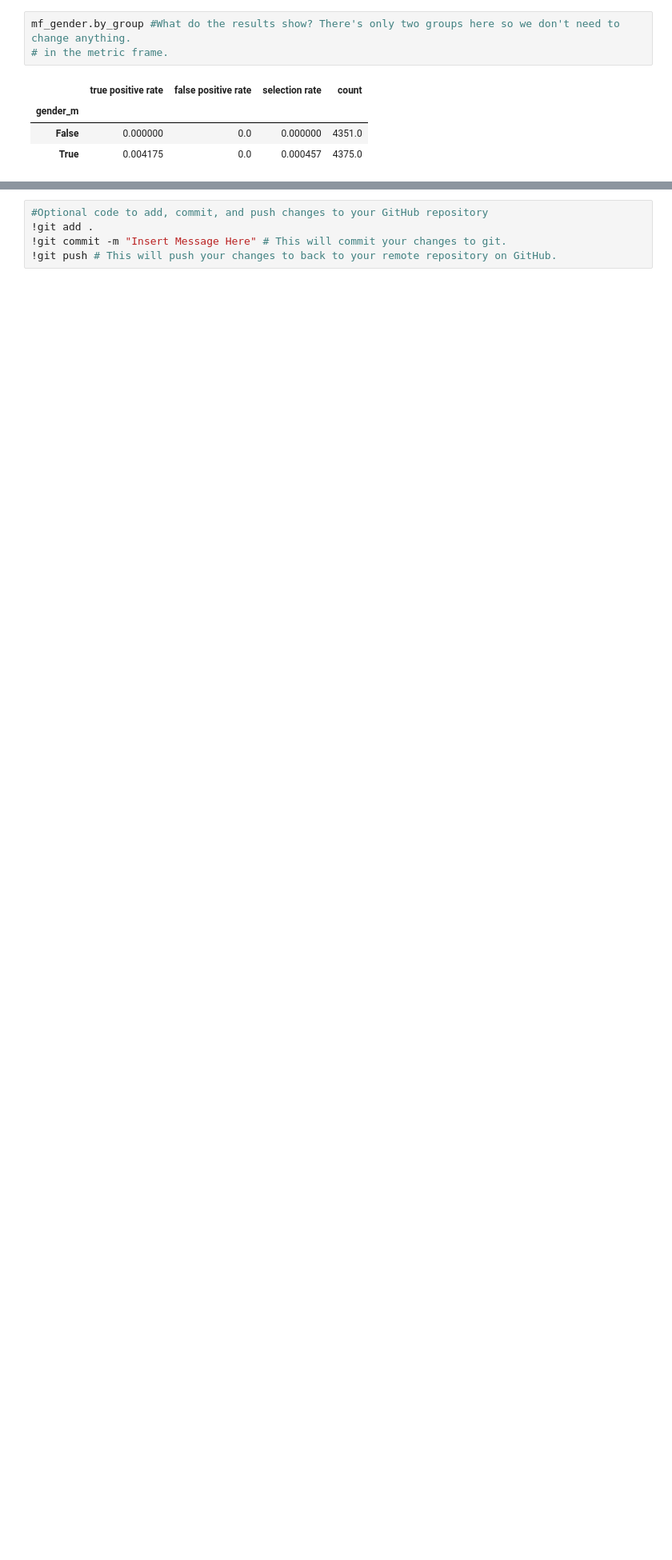
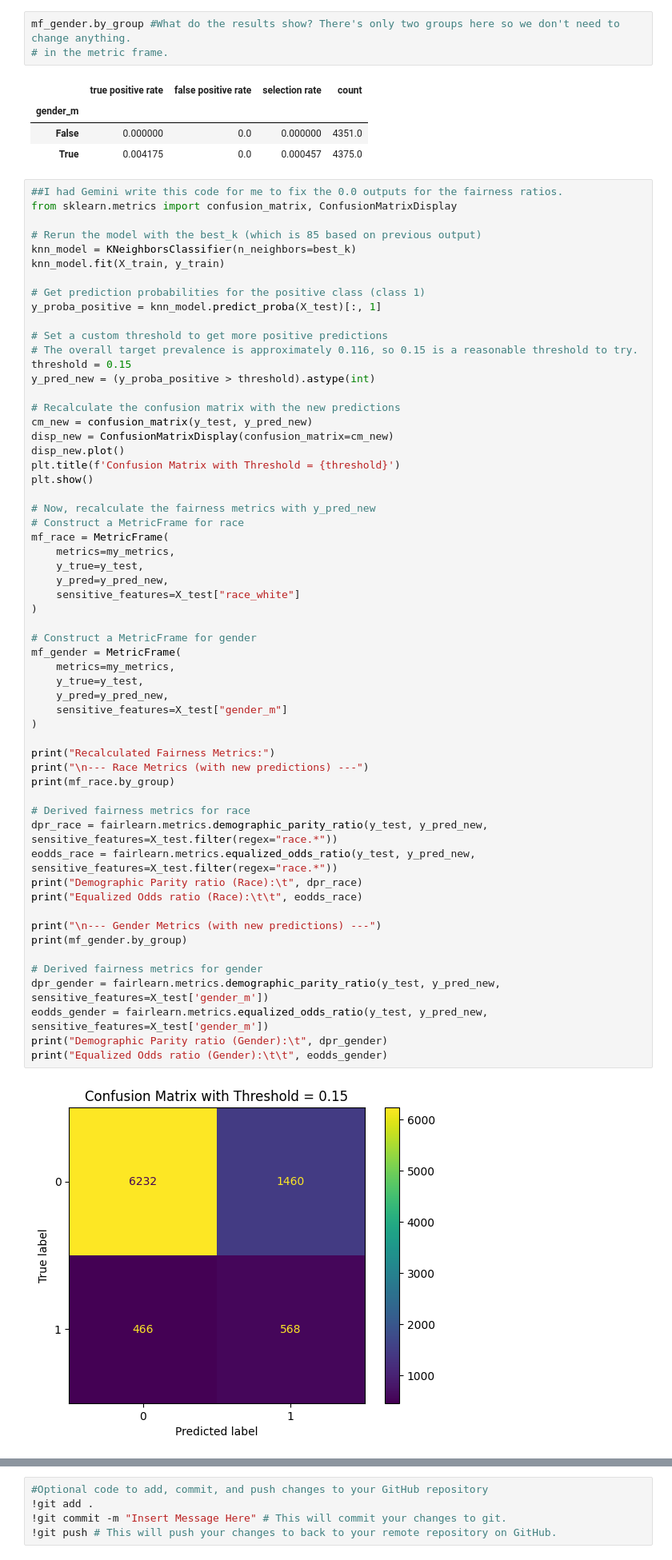
Before and after one commit to Honor06/ds1001_final_HH, a Jupyter notebook: ds1001_final/notebooks/Final_Project_Notebook.ipynb, the cells around one changed output, grey strips where cells are left out. Shown: that part at 80% size. Cells and saved outputs as stored; diff of their text form; blank space fills up the shorter version.

```diff
--- a/ds1001_final/notebooks/Final_Project_Notebook.ipynb
+++ b/ds1001_final/notebooks/Final_Project_Notebook.ipynb
@@ -338,3 +338,63 @@ mf_gender.by_group #What do the results show? There's only two groups here so we
 | gender_m |  |  |  |  |
 | False | 0.000000 | 0.0 | 0.000000 | 4351.0 |
 | True | 0.004175 | 0.0 | 0.000457 | 4375.0 |
+# %%
+##I had Gemini write this code for me to fix the 0.0 outputs for the fairness ratios.
+from sklearn.metrics import confusion_matrix, ConfusionMatrixDisplay
+
+# Rerun the model with the best_k (which is 85 based on previous output)
+knn_model = KNeighborsClassifier(n_neighbors=best_k)
+knn_model.fit(X_train, y_train)
+
+# Get prediction probabilities for the positive class (class 1)
+y_proba_positive = knn_model.predict_proba(X_test)[:, 1]
+
+# Set a custom threshold to get more positive predictions
+# The overall target prevalence is approximately 0.116, so 0.15 is a reasonable threshold to try.
+threshold = 0.15
+y_pred_new = (y_proba_positive > threshold).astype(int)
+
+# Recalculate the confusion matrix with the new predictions
+cm_new = confusion_matrix(y_test, y_pred_new)
+disp_new = ConfusionMatrixDisplay(confusion_matrix=cm_new)
+disp_new.plot()
+plt.title(f'Confusion Matrix with Threshold = {threshold}')
+plt.show()
+
+# Now, recalculate the fairness metrics with y_pred_new
+# Construct a MetricFrame for race
+mf_race = MetricFrame(
+    metrics=my_metrics,
+    y_true=y_test,
+    y_pred=y_pred_new,
+    sensitive_features=X_test["race_white"]
+)
+
+# Construct a MetricFrame for gender
+mf_gender = MetricFrame(
+    metrics=my_metrics,
+    y_true=y_test,
+    y_pred=y_pred_new,
+    sensitive_features=X_test["gender_m"]
+)
+
+print("Recalculated Fairness Metrics:")
+print("\n--- Race Metrics (with new predictions) ---")
+print(mf_race.by_group)
+
+# Derived fairness metrics for race
+dpr_race = fairlearn.metrics.demographic_parity_ratio(y_test, y_pred_new, sensitive_features=X_test.filter(regex="race.*"))
+eodds_race = fairlearn.metrics.equalized_odds_ratio(y_test, y_pred_new, sensitive_features=X_test.filter(regex="race.*"))
+print("Demographic Parity ratio (Race):\t", dpr_race)
+print("Equalized Odds ratio (Race):\t\t", eodds_race)
+
+print("\n--- Gender Metrics (with new predictions) ---")
+print(mf_gender.by_group)
+
+# Derived fairness metrics for gender
+dpr_gender = fairlearn.metrics.demographic_parity_ratio(y_test, y_pred_new, sensitive_features=X_test['gender_m'])
+eodds_gender = fairlearn.metrics.equalized_odds_ratio(y_test, y_pred_new, sensitive_features=X_test['gender_m'])
+print("Demographic Parity ratio (Gender):\t", dpr_gender)
+print("Equalized Odds ratio (Gender):\t\t", eodds_gender)
+# %% [output]
+[figure, added]
```
Also changed, not shown: parts of 6 cells of this notebook.
